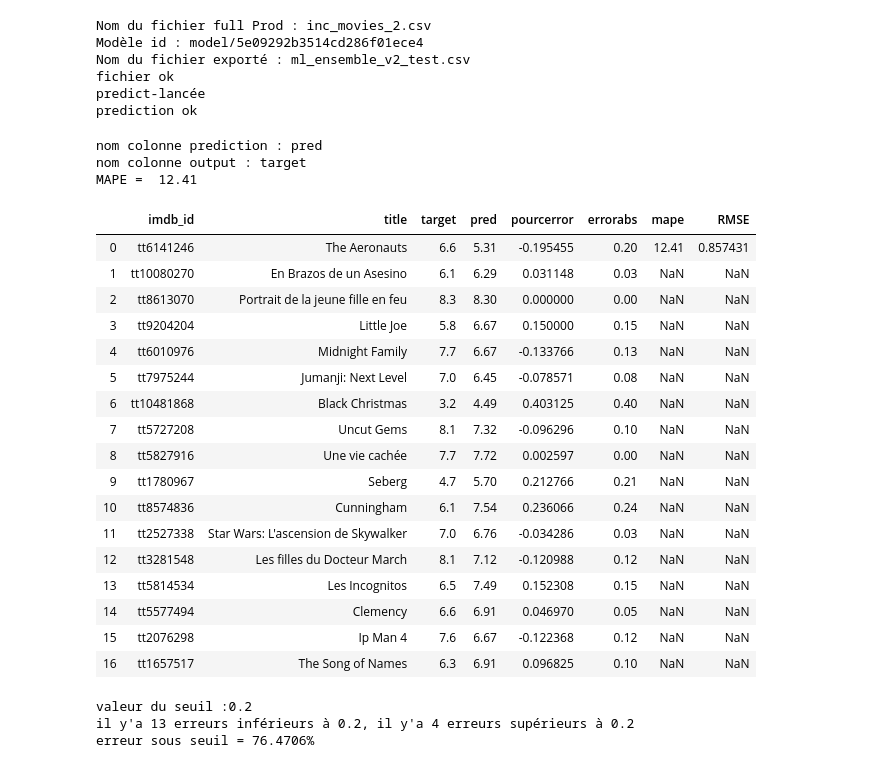
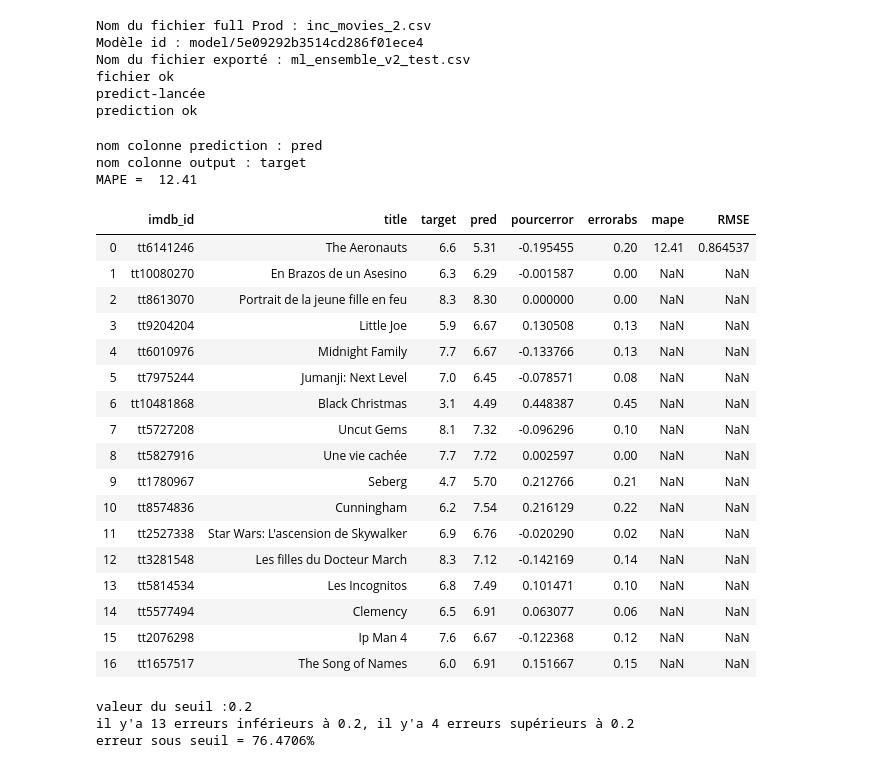
Before and after one commit to Nico-Facto/Projet_Cinema, a Jupyter notebook: 4-Nouveau DF.ipynb, the cells around one changed output. Saved outputs shown, nothing was run; the diff lists cells and outputs as text; code cells hidden in the pictures.

```diff
--- a/4-Nouveau DF.ipynb
+++ b/4-Nouveau DF.ipynb
@@ -20,7 +20,7 @@ warnings.filterwarnings("ignore")
 # %% [output]
 Autosave disabled
 # %%
-df_base = read_csv('movies2.csv', index_col=0)
+df_base = read_csv('Base_Files/movies2.csv', index_col=0)
 # %%
 df_base.sample(3)
 # %% [output]
@@ -120,7 +120,7 @@ erreur sous seuil = 93.0312%
 Petite phase de préprocess depuis l'interface de BigML, nouveau Dataset : dataset/5e0925f85a2139643d000c94
 nouveau modèle : model/5e09292b3514cd286f01ece4
 # %%
-df_ann = read_csv('inc_movies_2.csv')
+df_ann = read_csv('Base_Files/inc_movies_2.csv')
 # %%
 drop_col = ("prod_budget","imdb_id","target")
 for i in drop_col:
@@ -162,55 +162,56 @@ fichier ok
 predict-lancée
 prediction ok
 # %%
-df_ann = read_csv("Pred_Files/ml_ensemble_v2_test.csv")
+df_pred = read_csv("Pred_Files/ml_ensemble_v2_test.csv")
+df_ann = read_csv('Base_Files/inc_movies_2.csv')
 
 def Follow() :
     # creation d'un df temporaire pour plus de lisibilité
     df_temp = pandas.DataFrame()
     col = ('imdb_id','title','target')
 
     for i in col :
         df_temp[i] = df_ann[i]
-    df_temp['pred'] = df_ann['pred']
+    df_temp['pred'] = df_pred['pred']
 
     # je supprime de l'analyse les films qui ont pas encore de notes
     ro = 0
     for i in df_temp['target']:
         if i == 0 :
             df_temp = df_temp.drop(ro)
         ro +=1
 
     df_temp['pred'] =  round(df_temp['pred'],2)
 
     # fonction pour une analyse des erreurs
     alysCL.regr(df_temp)
     return df_temp
 
 
 board = Follow()
 board
 # %% [output]
 nom colonne prediction : pred
 nom colonne output : target
 MAPE =  12.41
 |  | imdb_id | title | target | pred | pourcerror | errorabs | mape | RMSE |
-| 0 | tt6141246 | The Aeronauts | 6.6 | 5.31 | -0.195455 | 0.20 | 12.41 | 0.857431 |
-| 1 | tt10080270 | En Brazos de un Asesino | 6.1 | 6.29 | 0.031148 | 0.03 | NaN | NaN |
+| 0 | tt6141246 | The Aeronauts | 6.6 | 5.31 | -0.195455 | 0.20 | 12.41 | 0.864537 |
+| 1 | tt10080270 | En Brazos de un Asesino | 6.3 | 6.29 | -0.001587 | 0.00 | NaN | NaN |
 | 2 | tt8613070 | Portrait de la jeune fille en feu | 8.3 | 8.30 | 0.000000 | 0.00 | NaN | NaN |
-| 3 | tt9204204 | Little Joe | 5.8 | 6.67 | 0.150000 | 0.15 | NaN | NaN |
+| 3 | tt9204204 | Little Joe | 5.9 | 6.67 | 0.130508 | 0.13 | NaN | NaN |
 | 4 | tt6010976 | Midnight Family | 7.7 | 6.67 | -0.133766 | 0.13 | NaN | NaN |
 | 5 | tt7975244 | Jumanji: Next Level | 7.0 | 6.45 | -0.078571 | 0.08 | NaN | NaN |
-| 6 | tt10481868 | Black Christmas | 3.2 | 4.49 | 0.403125 | 0.40 | NaN | NaN |
+| 6 | tt10481868 | Black Christmas | 3.1 | 4.49 | 0.448387 | 0.45 | NaN | NaN |
 | 7 | tt5727208 | Uncut Gems | 8.1 | 7.32 | -0.096296 | 0.10 | NaN | NaN |
 | 8 | tt5827916 | Une vie cachée | 7.7 | 7.72 | 0.002597 | 0.00 | NaN | NaN |
 | 9 | tt1780967 | Seberg | 4.7 | 5.70 | 0.212766 | 0.21 | NaN | NaN |
-| 10 | tt8574836 | Cunningham | 6.1 | 7.54 | 0.236066 | 0.24 | NaN | NaN |
-| 11 | tt2527338 | Star Wars: L'ascension de Skywalker | 7.0 | 6.76 | -0.034286 | 0.03 | NaN | NaN |
-| 12 | tt3281548 | Les filles du Docteur March | 8.1 | 7.12 | -0.120988 | 0.12 | NaN | NaN |
-| 13 | tt5814534 | Les Incognitos | 6.5 | 7.49 | 0.152308 | 0.15 | NaN | NaN |
-| 14 | tt5577494 | Clemency | 6.6 | 6.91 | 0.046970 | 0.05 | NaN | NaN |
+| 10 | tt8574836 | Cunningham | 6.2 | 7.54 | 0.216129 | 0.22 | NaN | NaN |
+| 11 | tt2527338 | Star Wars: L'ascension de Skywalker | 6.9 | 6.76 | -0.020290 | 0.02 | NaN | NaN |
+| 12 | tt3281548 | Les filles du Docteur March | 8.3 | 7.12 | -0.142169 | 0.14 | NaN | NaN |
+| 13 | tt5814534 | Les Incognitos | 6.8 | 7.49 | 0.101471 | 0.10 | NaN | NaN |
+| 14 | tt5577494 | Clemency | 6.5 | 6.91 | 0.063077 | 0.06 | NaN | NaN |
 | 15 | tt2076298 | Ip Man 4 | 7.6 | 6.67 | -0.122368 | 0.12 | NaN | NaN |
-| 16 | tt1657517 | The Song of Names | 6.3 | 6.91 | 0.096825 | 0.10 | NaN | NaN |
+| 16 | tt1657517 | The Song of Names | 6.0 | 6.91 | 0.151667 | 0.15 | NaN | NaN |
 # %%
 alysCL.seuil_vs_error(board)
 # %% [output]
```
Also changed, not shown: 12 other files.
